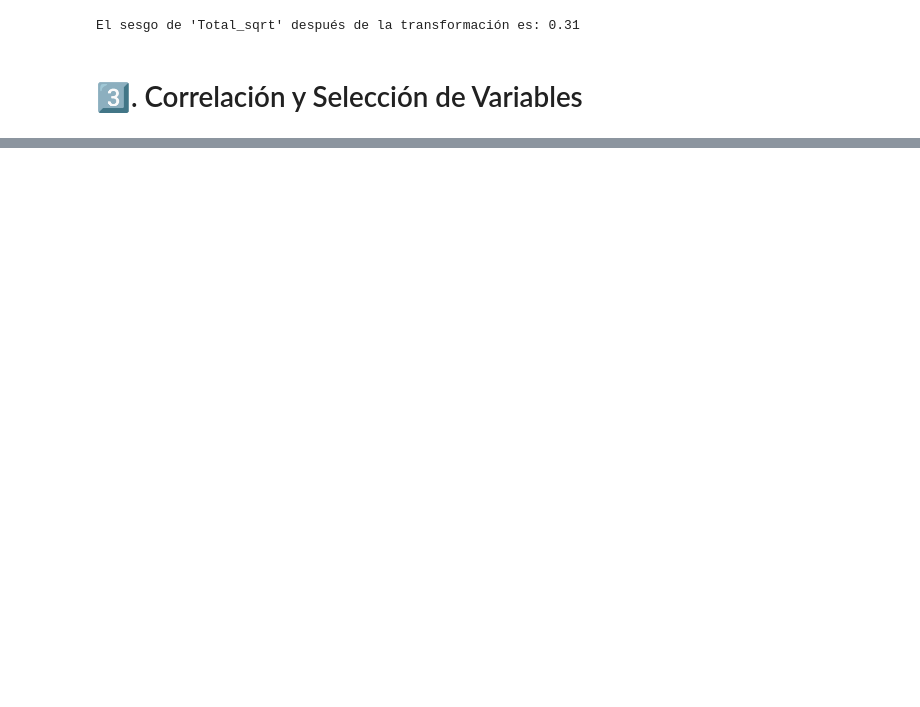
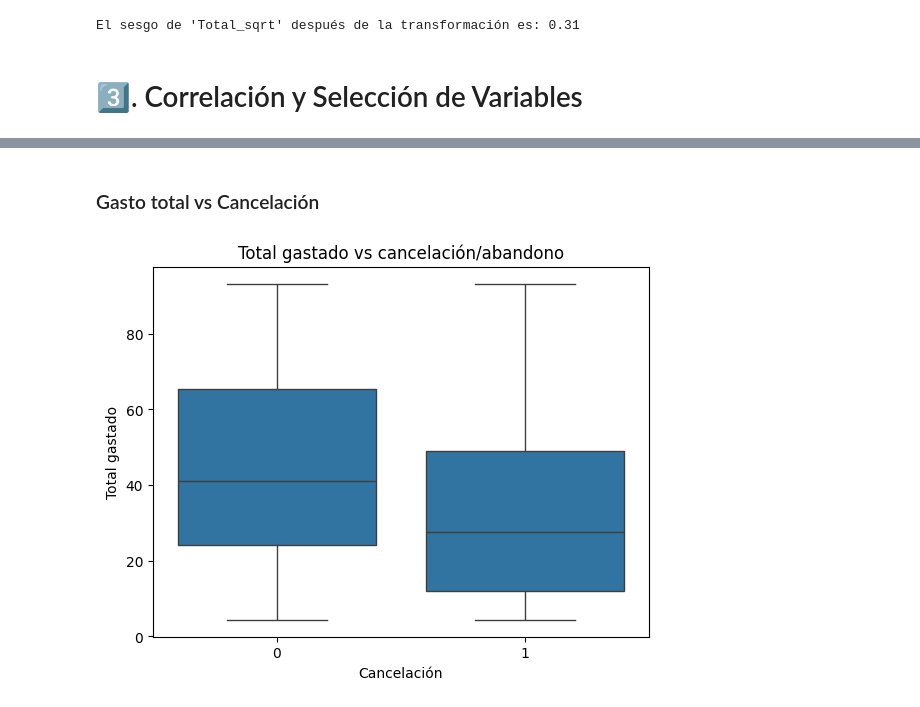
Before and after one commit to Karen-13C/Challenge_MachineLearnig, a Jupyter notebook: TelecomX_2.ipynb, the cells around one changed output, grey strips where cells are left out. Cells and saved outputs as stored; diff of their text form; code cells hidden in the pictures; blank space fills up the shorter version.

```diff
--- a/TelecomX_2.ipynb
+++ b/TelecomX_2.ipynb
@@ -341,0 +373,11 @@ El sesgo de 'Total_sqrt' después de la transformación es: 0.31
+# %% [markdown]
+### Gasto total vs Cancelación
+# %%
+sns.boxplot(data=df_normalizado, x='Churn_True', y='Total_sqrt')
+
+plt.xlabel('Cancelación')
+plt.ylabel('Total gastado')
+plt.title('Total gastado vs cancelación/abandono')
+plt.show()
+# %% [output]
+[figure, added]
```
Also changed, not shown: parts of 20 cells of this notebook.
